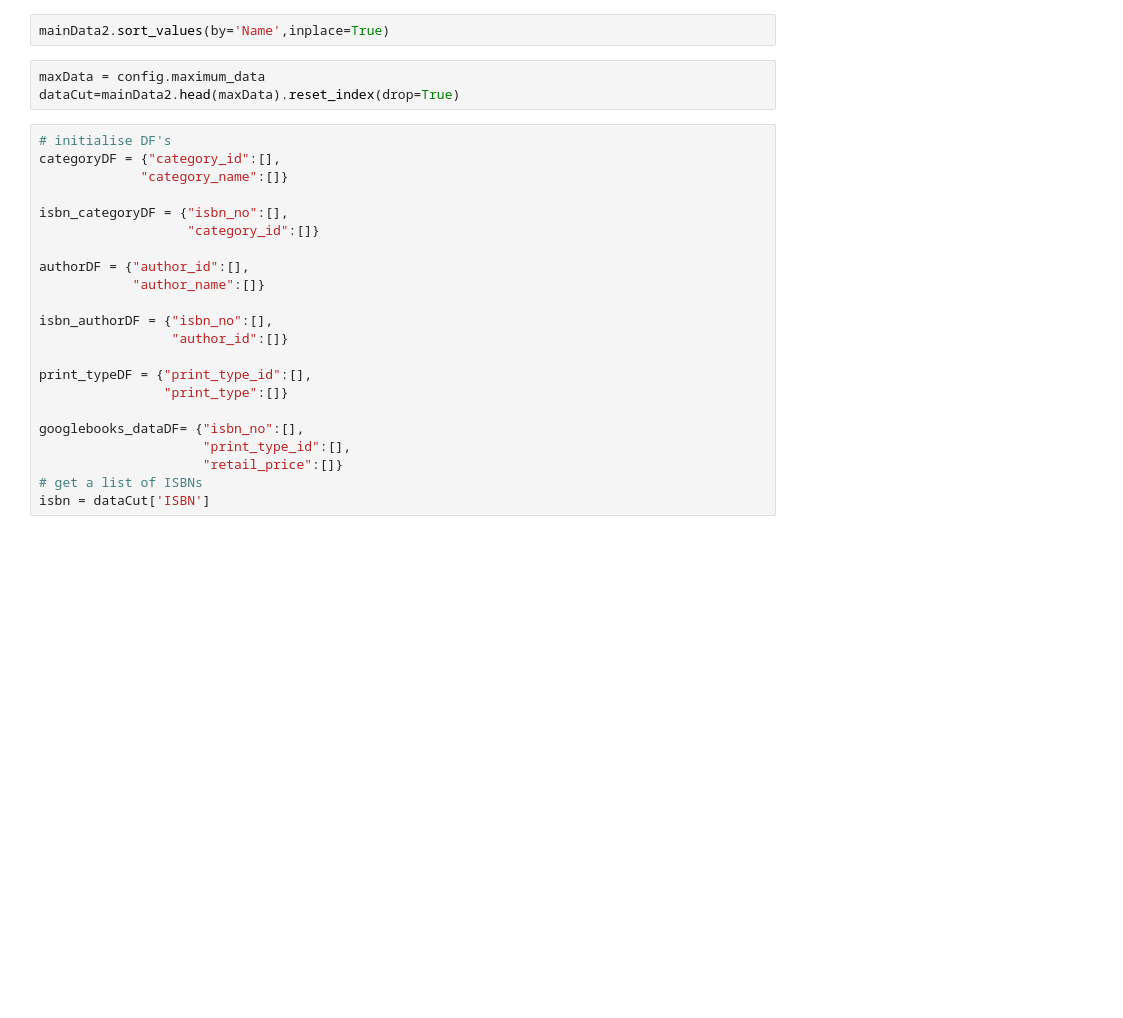
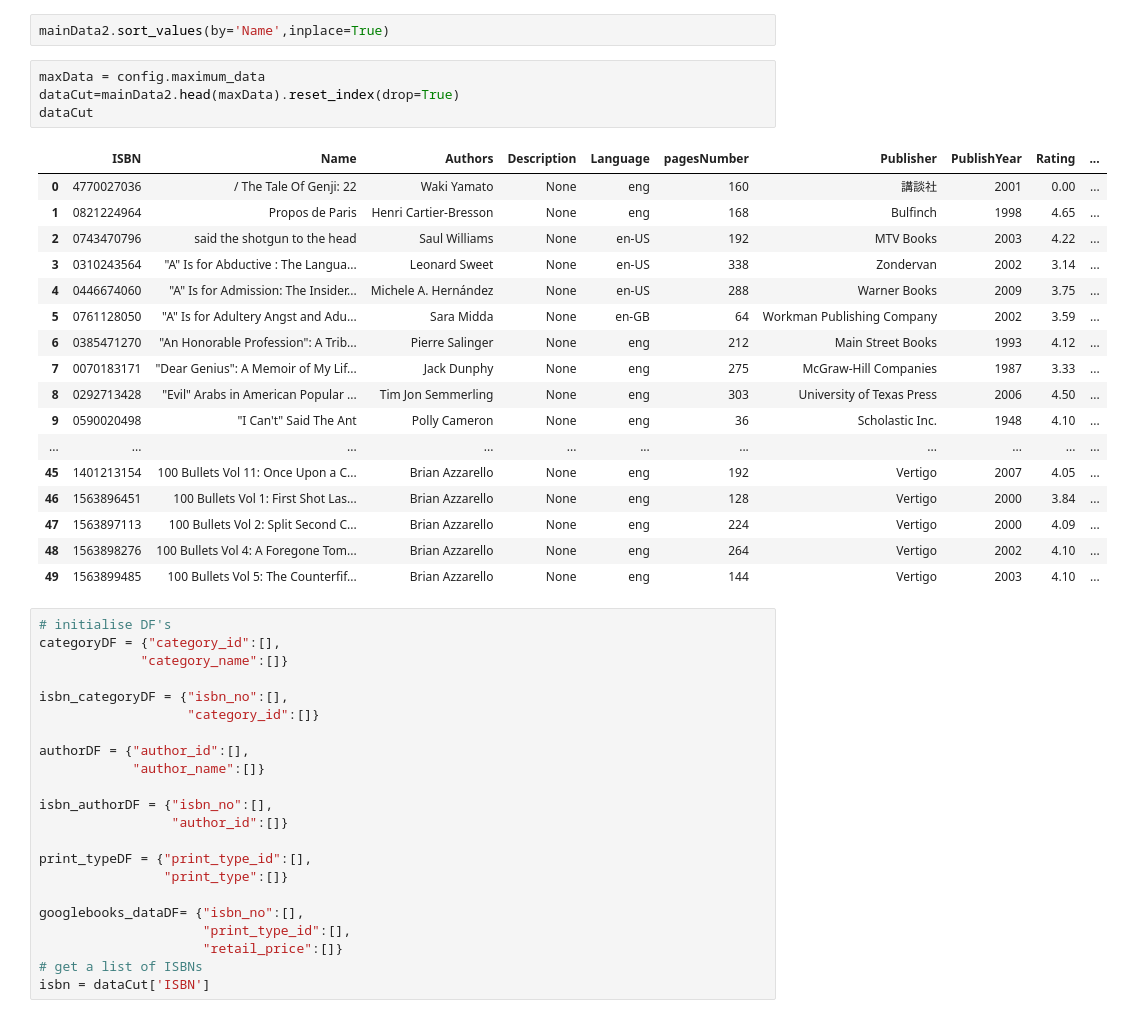
Before and after one commit to DMadonko/ETL-Project, a Jupyter notebook: ETL_prototype/ETL_prototype.ipynb, the cells around one changed output. Cells and saved outputs as stored; diff of their text form; blank space fills up the shorter version.

```diff
--- a/ETL_prototype/ETL_prototype.ipynb
+++ b/ETL_prototype/ETL_prototype.ipynb
@@ -70,6 +109,25 @@ mainData2.sort_values(by='Name',inplace=True)
 # %%
 maxData = config.maximum_data
 dataCut=mainData2.head(maxData).reset_index(drop=True)
+dataCut
+# %% [output]
+|  | ISBN | Name | Authors | Description | Language | pagesNumber | Publisher | PublishYear | Rating | ... |
+| 0 | 4770027036 | / The Tale Of Genji: 22 | Waki Yamato | None | eng | 160 | 講談社 | 2001 | 0.00 | ... |
+| 1 | 0821224964 | Propos de Paris | Henri Cartier-Bresson | None | eng | 168 | Bulfinch | 1998 | 4.65 | ... |
+| 2 | 0743470796 | said the shotgun to the head | Saul Williams | None | en-US | 192 | MTV Books | 2003 | 4.22 | ... |
+| 3 | 0310243564 | "A" Is for Abductive : The Langua... | Leonard Sweet | None | en-US | 338 | Zondervan | 2002 | 3.14 | ... |
+| 4 | 0446674060 | "A" Is for Admission: The Insider... | Michele A. Hernández | None | en-US | 288 | Warner Books | 2009 | 3.75 | ... |
+| 5 | 0761128050 | "A" Is for Adultery Angst and Adu... | Sara Midda | None | en-GB | 64 | Workman Publishing Company | 2002 | 3.59 | ... |
+| 6 | 0385471270 | "An Honorable Profession": A Trib... | Pierre Salinger | None | eng | 212 | Main Street Books | 1993 | 4.12 | ... |
+| 7 | 0070183171 | "Dear Genius": A Memoir of My Lif... | Jack Dunphy | None | eng | 275 | McGraw-Hill Companies | 1987 | 3.33 | ... |
+| 8 | 0292713428 | "Evil" Arabs in American Popular ... | Tim Jon Semmerling | None | eng | 303 | University of Texas Press | 2006 | 4.50 | ... |
+| 9 | 0590020498 | "I Can't" Said The Ant | Polly Cameron | None | eng | 36 | Scholastic Inc. | 1948 | 4.10 | ... |
+| ... | ... | ... | ... | ... | ... | ... | ... | ... | ... | ... |
+| 45 | 1401213154 | 100 Bullets Vol 11: Once Upon a C... | Brian Azzarello | None | eng | 192 | Vertigo | 2007 | 4.05 | ... |
+| 46 | 1563896451 | 100 Bullets Vol 1: First Shot Las... | Brian Azzarello | None | eng | 128 | Vertigo | 2000 | 3.84 | ... |
+| 47 | 1563897113 | 100 Bullets Vol 2: Split Second C... | Brian Azzarello | None | eng | 224 | Vertigo | 2000 | 4.09 | ... |
+| 48 | 1563898276 | 100 Bullets Vol 4: A Foregone Tom... | Brian Azzarello | None | eng | 264 | Vertigo | 2002 | 4.10 | ... |
+| 49 | 1563899485 | 100 Bullets Vol 5: The Counterfif... | Brian Azzarello | None | eng | 144 | Vertigo | 2003 | 4.10 | ... |
 # %%
 # initialise DF's
 categoryDF = {"category_id":[],
```
Also changed, not shown: parts of 8 cells of this notebook, 1 other file.
